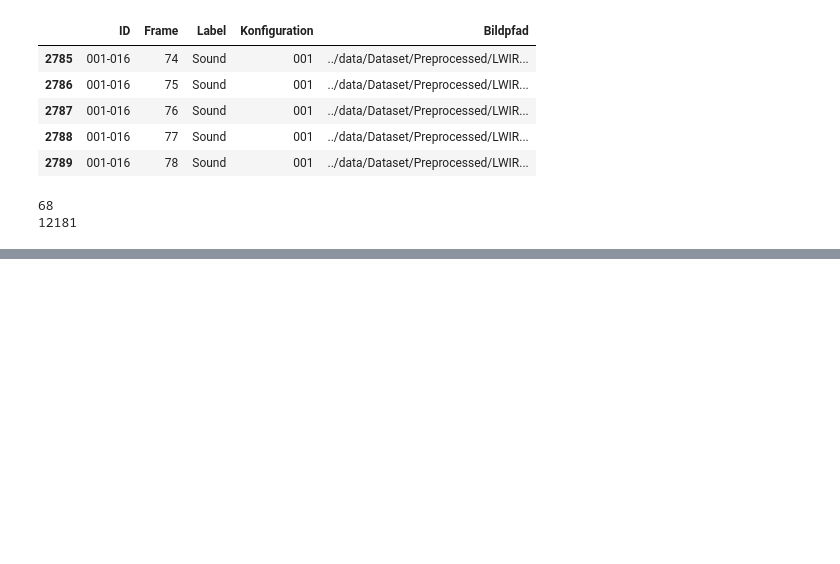
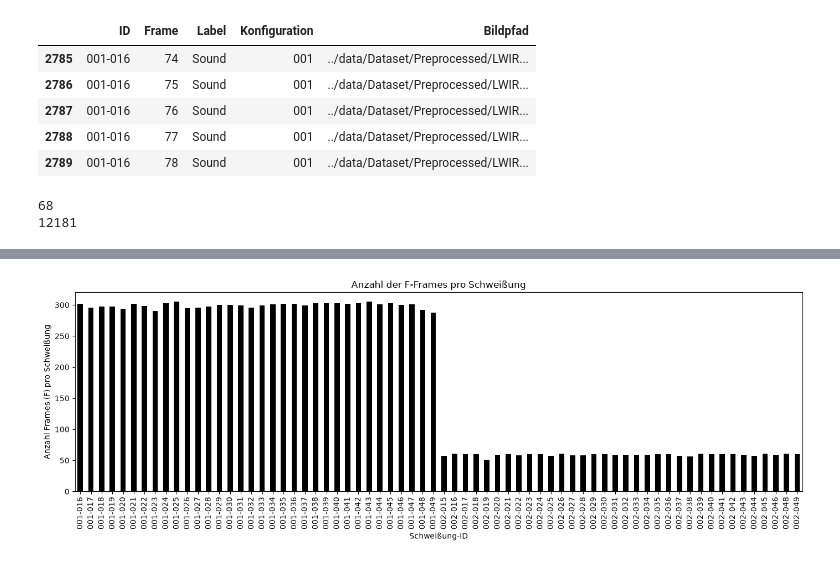
Before and after one commit to molnarkop04/industrial-ai-timeseries, a Jupyter notebook: projects/laser_welding_quality/notebooks/laserWelding.ipynb, the cells around one changed output, grey strips where cells are left out. Drawn from its saved outputs; the diff is of its cells as text; code cells hidden in the pictures; blank space fills up the shorter version.

Commit message:
Analyze F-frames per weld

```diff
--- a/projects/laser_welding_quality/notebooks/laserWelding.ipynb
+++ b/projects/laser_welding_quality/notebooks/laserWelding.ipynb
@@ -1166,0 +1179,3 @@ print(len(df_LWIR_F))
+# %%
+anzahlFrames_F_ProWeld = df_LWIR_F.groupby("ID").size()
+print(anzahlFrames_F_ProWeld)
@@ -1166,0 +1196,13 @@ print(len(df_LWIR_F))
+# %%
+plt.figure(figsize = (14, 5))
+
+anzahlFrames_F_ProWeld.plot(kind = "bar", color = "black")
+
+plt.xlabel("Schweißung-ID")
+plt.ylabel("Anzahl Frames (F) pro Schweißung")
+plt.title("Anzahl der F-Frames pro Schweißung")
+
+plt.tight_layout()
+plt.show()
+# %% [output]
+[figure, added]
```
Also changed, not shown: parts of 6 cells of this notebook.
